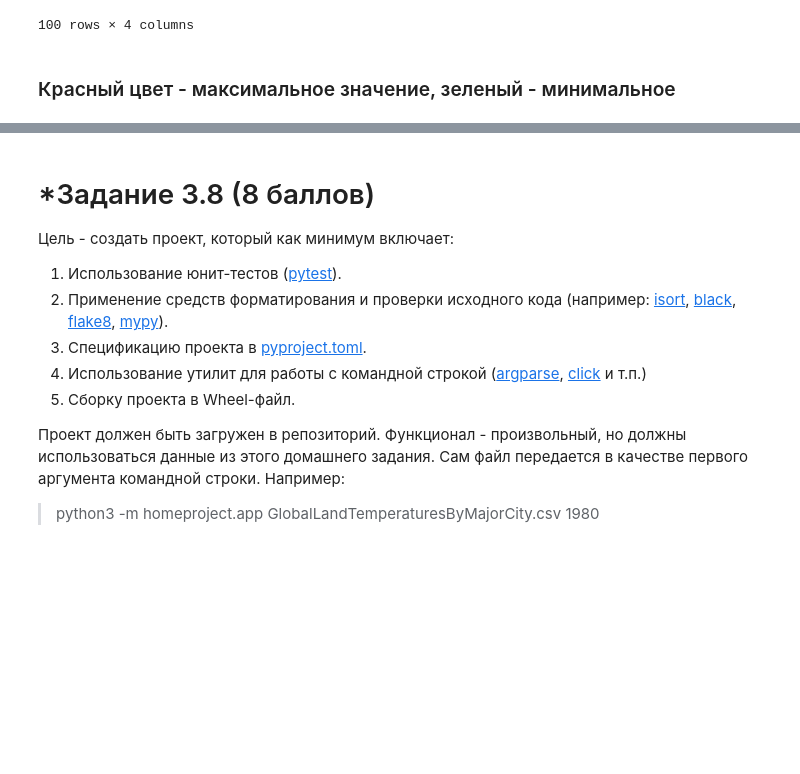
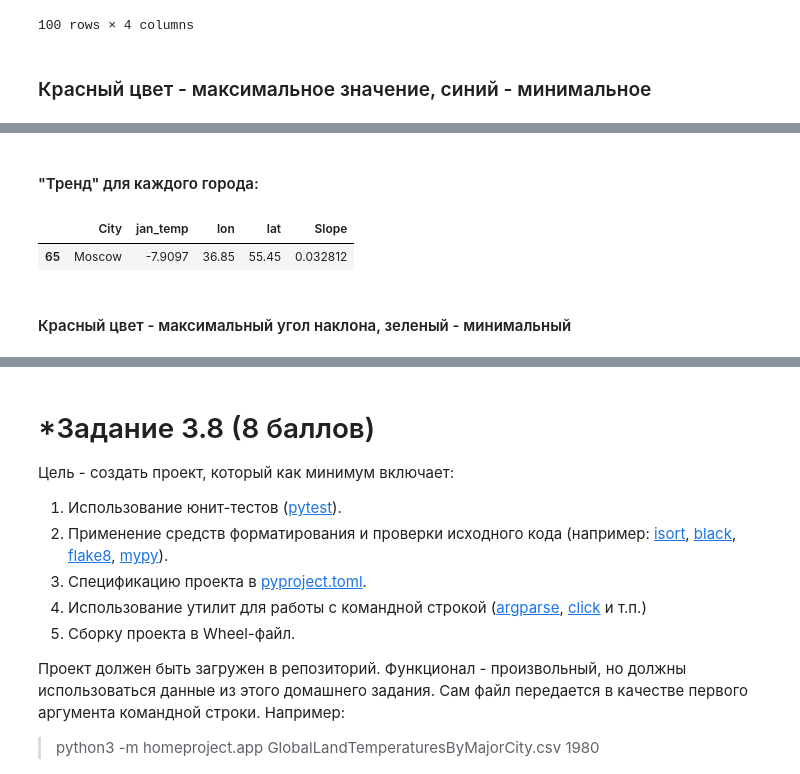
Before and after one commit to vladislav3112/timeseries-task, a Jupyter notebook: Task_3.ipynb, the cells around one changed output, grey strips where cells are left out. Cells and saved outputs as stored; diff of their text form; code cells hidden in the pictures; blank space fills up the shorter version.

```diff
--- a/Task_3.ipynb
+++ b/Task_3.ipynb
@@ -345,3 +345,12 @@ Harbin    41.992719
 Name: diff, dtype: float64
 # %% [markdown]
 #### 3.
+# %%
+res = pd.DataFrame()
+res['City'] = unique_cities
+values = []
+
+for city in unique_cities:
+    data_city = data[data['City'] == city]
+    values.append(12 * len(data_city[data_city['AverageTemperature'] < 0])/len(data_city['AverageTemperature']))
+res['avg_neg_temp_count'] = values
@@ -393,5 +407,5 @@ res
 import folium
 import branca.colormap as cm
 # %% [markdown]
-### Красный цвет - максимальное значение, зеленый - минимальное
+### Красный цвет - максимальное значение, синий - минимальное
 # %%
@@ -409,3 +423,22 @@ for _, row in res.iterrows():
 m
 # %% [output]
 [interactive output not drawn]
+# %% [markdown]
+#### "Тренд" для каждого города:
+# %%
+values = []
+
+for city in unique_cities:
+    data_city = data[data['City'] == city]['AverageTemperature']
+    data_city = data_city.resample('Y').mean()
+    data_city.index = data_city.index.year
+
+    reg = LinearRegression()
+    reg.fit(np.array(data_city.index).reshape(-1, 1), data_city.values)
+    values.append(reg.coef_[0])
+res['Slope'] = values
+# %%
+res[res['City'] == 'Moscow']
+# %% [output]
+|  | City | jan_temp | lon | lat | Slope |
+| 65 | Moscow | -7.9097 | 36.85 | 55.45 | 0.032812 |
@@ -411,0 +447,2 @@ m
+# %% [markdown]
+#### Красный цвет - максимальный угол наклона, зеленый - минимальный
```
Also changed, not shown: parts of 4 cells of this notebook.
